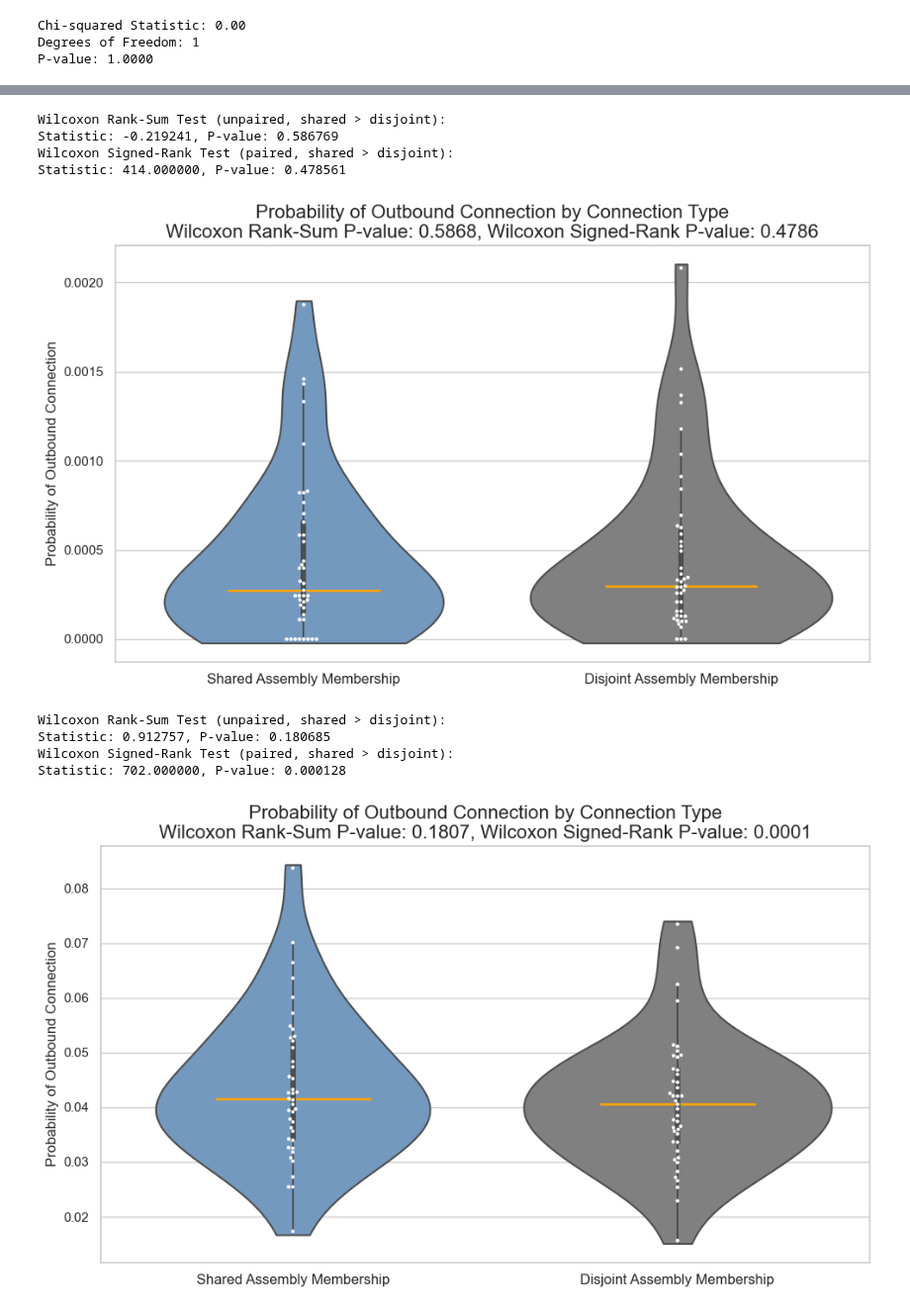
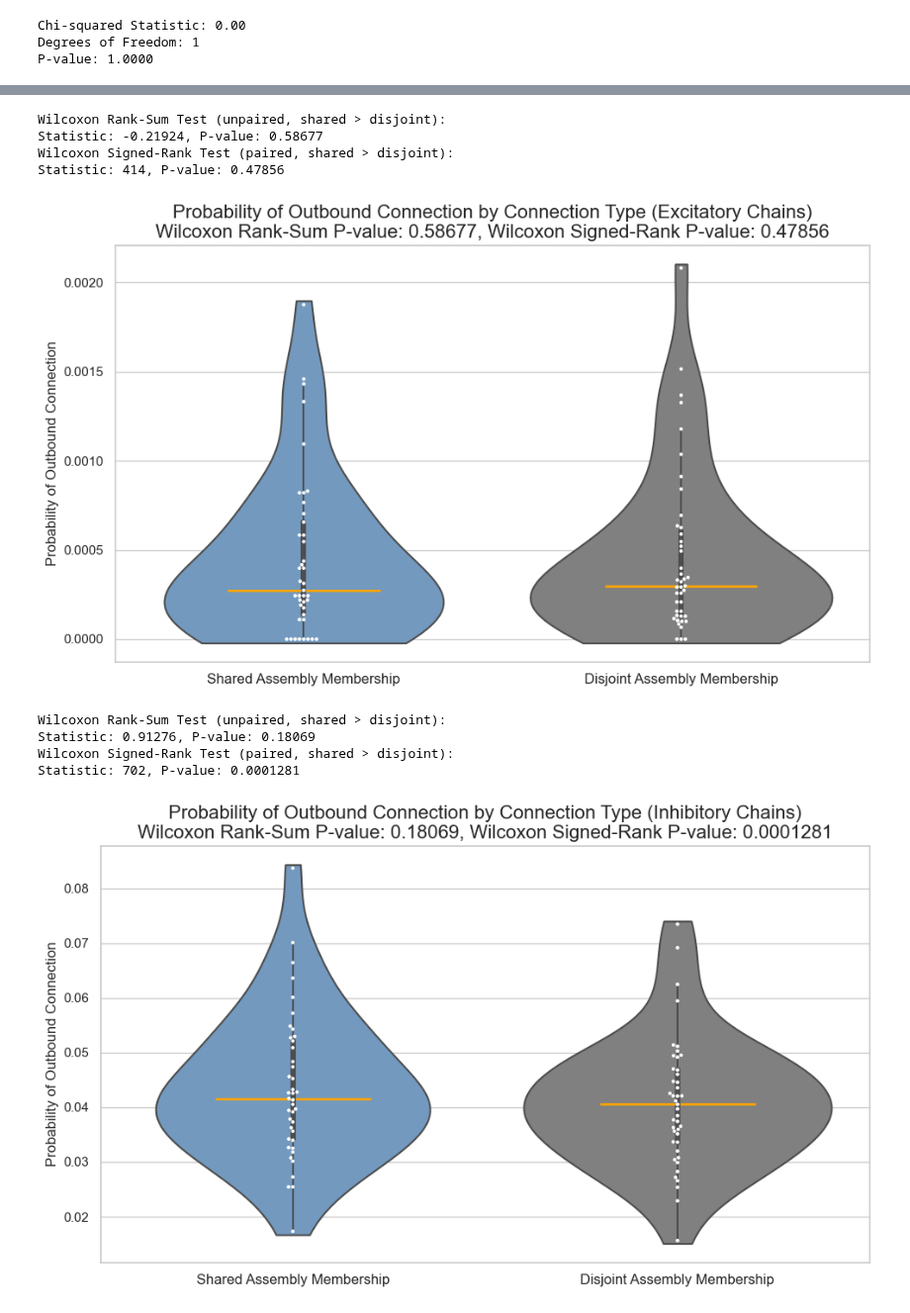
Before and after one commit to Jawagnercarena/Assembly_Organization, a Jupyter notebook: AssemblyPaperFigures/FigureCode/Figure5/Figure5_Master_Freeze.ipynb, the cells around one changed output, grey strips where cells are left out. Shown at 99% size. Drawn from its saved outputs; the diff is of its cells as text; code cells hidden in the pictures.

Commit message:
Updated Figure 5 to fix small errors in plot titles

```diff
--- a/AssemblyPaperFigures/FigureCode/Figure5/Figure5_Master_Freeze.ipynb
+++ b/AssemblyPaperFigures/FigureCode/Figure5/Figure5_Master_Freeze.ipynb
@@ -163,7 +163,7 @@ def construct_contingency_table(data_dict, groups):
 
 
 def ranksum_signedrank_two_group_comparison(comparison_dict, aggregation_method="by connection", directionality=None, data_type="binary",
-                            paired=False, non_zero=False, save_fig=False):
+                            paired=False, non_zero=False, chain_test = False, chain_description = "Excitatory", save_fig=False):
     """
     Compares 'shared' and 'disjoint' groups based on connection type and data type.
     Uses a one-sided Wilcoxon rank-sum test and performs a Wilcoxon signed-rank test if paired=True.
@@ -175,6 +175,8 @@ def ranksum_signedrank_two_group_comparison(comparison_dict, aggregation_method=
     - data_type (str): Data type ('binary' for connectivity, 'summed_psd' for nonzero PSD).
     - paired (bool): If True, performs an additional Wilcoxon signed-rank test on paired data.
     - non_zero (bool): If True, filters out zero entries for summed PSD.
+    - chain_test (bool): If True, the test is considering chains.
+    - chain_description (str): Type of intermediate cell in chain ('excitatory' or 'inhibitory')
     - save_fig (bool): If True, saves the figure as a PNG file.
     """
 
@@ -213,6 +215,9 @@ def ranksum_signedrank_two_group_comparison(comparison_dict, aggregation_method=
     else:
         raise ValueError("Invalid connection_type. Must be 'connection' or 'cell'.")
 
+    if chain_test:
+        title += f" ({chain_description} Chains)"
+
     shared_values = np.array(list(comparison_dict["shared"].values()))
     disjoint_values = np.array(list(comparison_dict["disjoint"].values()))
     # Filter out zeros if non_zero is specified for summed_psd
@@ -223,8 +228,8 @@ def ranksum_signedrank_two_group_comparison(comparison_dict, aggregation_method=
     # Perform the Wilcoxon rank-sum test (one-sided, shared > disjoint)
     rank_sum_stat, rank_sum_p = stats.ranksums(shared_values, disjoint_values, alternative='greater')
 
-    print(f"Wilcoxon Rank-Sum Test (unpaired, shared > disjoint):\nStatistic: {rank_sum_stat:.6f}, P-value: {rank_sum_p:.6f}")
-    title = f'{title}\nWilcoxon Rank-Sum P-value: {rank_sum_p:.4f}'
+    print(f"Wilcoxon Rank-Sum Test (unpaired, shared > disjoint):\nStatistic: {rank_sum_stat:.5g}, P-value: {rank_sum_p:.5g}")
+    title = f'{title}\nWilcoxon Rank-Sum P-value: {rank_sum_p:.5g}'
 
     # If paired=True, also perform a Wilcoxon signed-rank test on paired observations
     if paired:
@@ -240,8 +245,8 @@ def ranksum_signedrank_two_group_comparison(comparison_dict, aggregation_method=
             # Perform Wilcoxon signed-rank test on paired data
             signed_rank_stat, signed_rank_p = stats.wilcoxon(shared_paired, disjoint_paired, alternative='greater')
 
-            print(f"Wilcoxon Signed-Rank Test (paired, shared > disjoint):\nStatistic: {signed_rank_stat:.6f}, P-value: {signed_rank_p:.6f}")
-            title = f'{title}, Wilcoxon Signed-Rank P-value: {signed_rank_p:.4f}'
+            print(f"Wilcoxon Signed-Rank Test (paired, shared > disjoint):\nStatistic: {signed_rank_stat:.5g}, P-value: {signed_rank_p:.5g}")
+            title = f'{title}, Wilcoxon Signed-Rank P-value: {signed_rank_p:.5g}'
         else:
             print("No common observations found for paired analysis.")
 
@@ -1055,28 +1058,32 @@ Statistic: 0.491563, P-value: 0.311552
 # %%
 ranksum_signedrank_two_group_comparison(B_chain_out_excitatory,
                                         aggregation_method='cell',
                                         directionality='outbound',
                                         data_type='binary',
-                                        paired=True
+                                        paired=True,
+                                        chain_test=True,
+                                        chain_description= "Excitatory"
                                         )
 
 ranksum_signedrank_two_group_comparison(B_chain_out_inhibitory,
                                         aggregation_method='cell',
                                         directionality='outbound',
                                         data_type='binary',
-                                        paired=True
+                                        paired=True,
+                                        chain_test=True,
+                                        chain_description= "Inhibitory"
                                         )
 # %% [output]
 Wilcoxon Rank-Sum Test (unpaired, shared > disjoint):
-Statistic: -0.219241, P-value: 0.586769
+Statistic: -0.21924, P-value: 0.58677
 Wilcoxon Signed-Rank Test (paired, shared > disjoint):
-Statistic: 414.000000, P-value: 0.478561
+Statistic: 414, P-value: 0.47856
-[figure, old version]
+[figure, new version]
 Wilcoxon Rank-Sum Test (unpaired, shared > disjoint):
-Statistic: 0.912757, P-value: 0.180685
+Statistic: 0.91276, P-value: 0.18069
 Wilcoxon Signed-Rank Test (paired, shared > disjoint):
-Statistic: 702.000000, P-value: 0.000128
+Statistic: 702, P-value: 0.0001281
-[figure, old version]
+[figure, new version]
 # %%
 ranksum_signedrank_two_group_comparison(W_nonzero_chain_out_excitatory,
                                         aggregation_method='cell',
```
Also changed, not shown: parts of 10 cells of this notebook.
